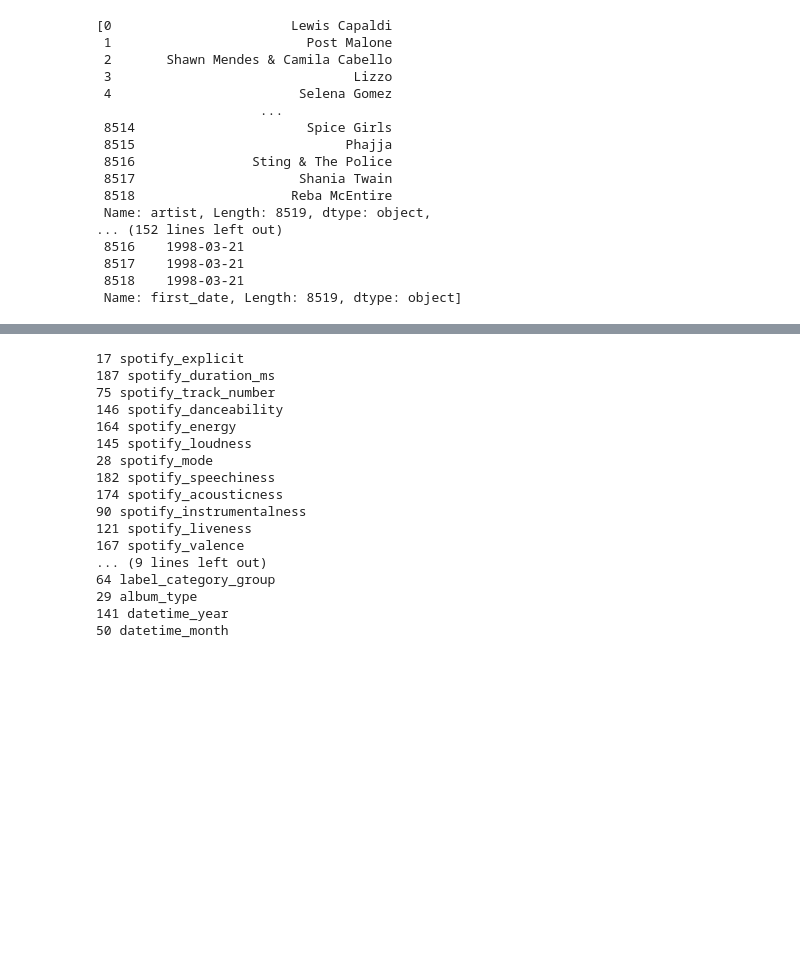
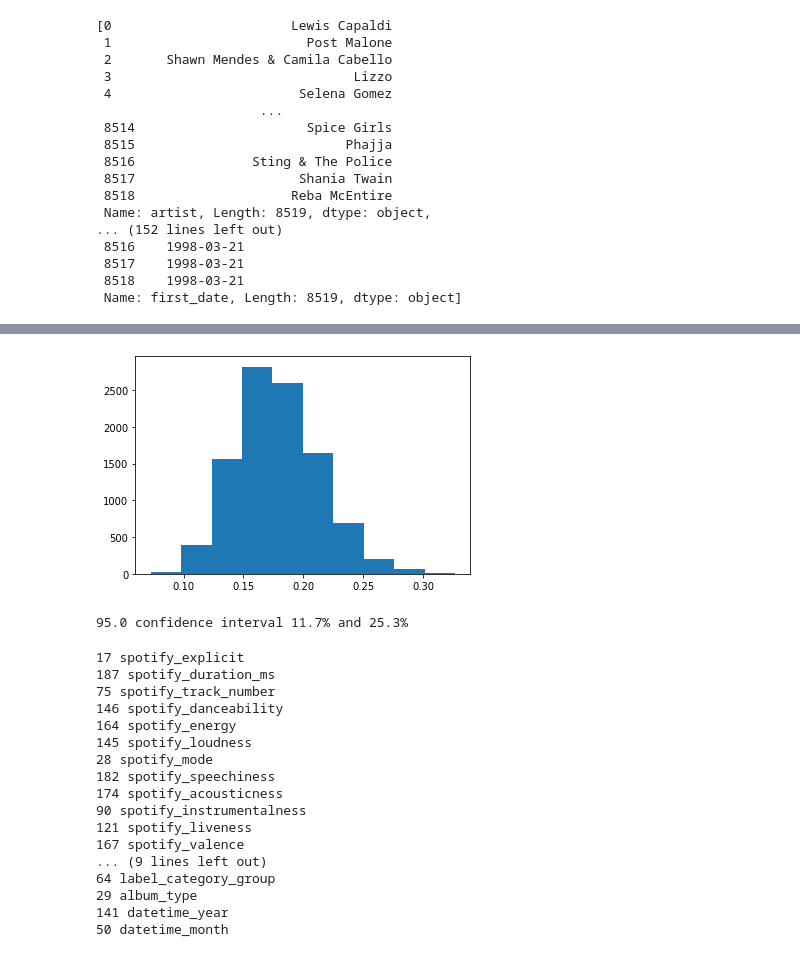
Before and after one commit to Weulass/Billboard-analytics, a Jupyter notebook: First Models.ipynb, the cells around one changed output, grey strips where cells are left out. Saved outputs shown, nothing was run; the diff lists cells and outputs as text; code cells hidden in the pictures; blank space fills up the shorter version.

```diff
--- a/First Models.ipynb
+++ b/First Models.ipynb
@@ -186,26 +186,29 @@ array([[1506,    0],
 # %%
 from sklearn.utils import resample
 df = X_test
 df["top10"] = y_test.values
 stats = list()
-for i in range(1000):
-    boot = resample(df, replace=False, n_samples=1000)
+for i in range(10000):
+    boot = resample(df, replace=True, n_samples=1000)
     boot_y = boot.pop("top10")
     boot_pred = model.predict(boot)
     predictions_matrix = [1 if pred > 0.8 else 0 for pred in boot_pred]
     precision = (confusion_matrix(boot_y,predictions_matrix)[1][1]) / (confusion_matrix(boot_y,predictions_matrix)[0][1] + confusion_matrix(boot_y,predictions_matrix)[0][1])
     stats.append(precision)
 
 # plot scores
 plt.hist(stats)
 plt.show()
 # confidence intervals
 alpha = 0.95
 p = ((1.0-alpha)/2.0) * 100
 lower = max(0.0, np.percentile(stats, p))
 p = (alpha+((1.0-alpha)/2.0)) * 100
 upper = min(1.0, np.percentile(stats, p))
 print('%.1f confidence interval %.1f%% and %.1f%%' % (alpha*100, lower*100, upper*100))
+# %% [output]
+[figure, added]
+95.0 confidence interval 11.7% and 25.3%
 # %%
 # Record the feature importances
 feature_importances = model.feature_importance()
```
Also changed, not shown: parts of 13 cells of this notebook, 6 other files.
